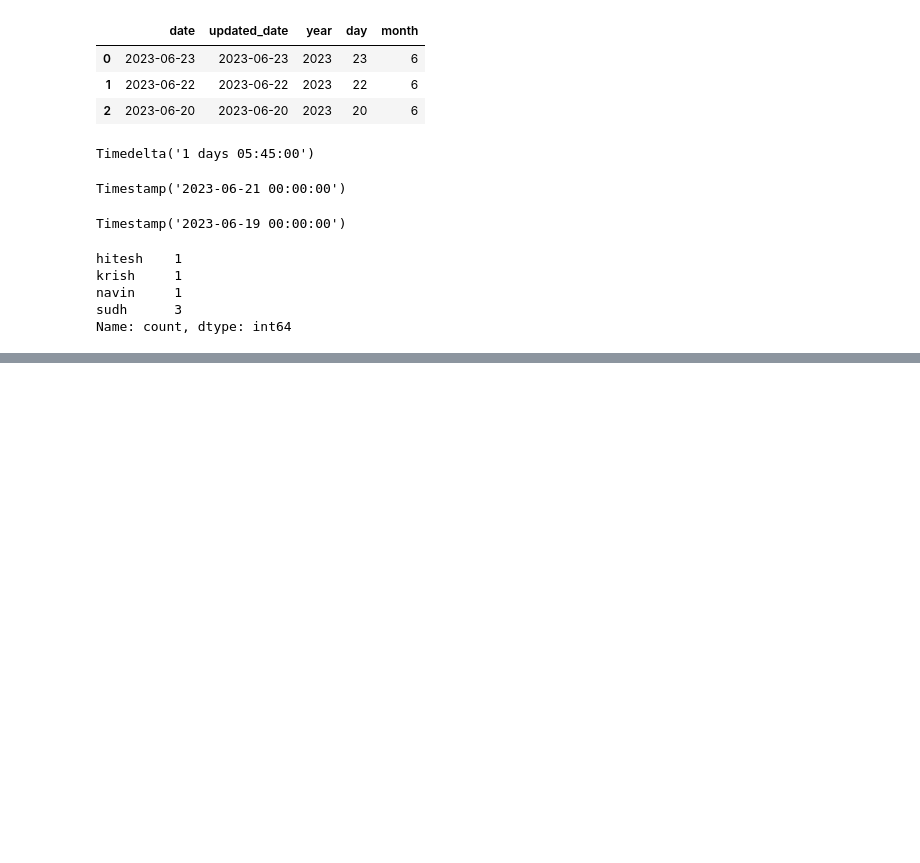
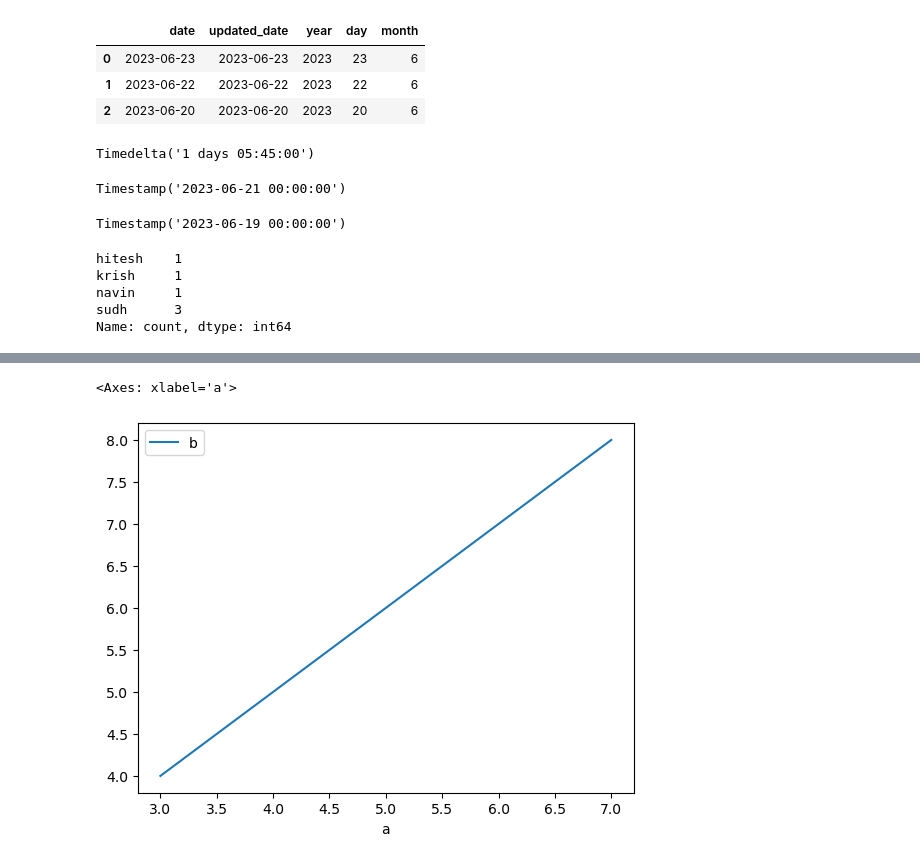
Before and after one commit to PranavAvasthi/Pandas, a Jupyter notebook: pandas_part5.ipynb, the cells around one changed output, grey strips where cells are left out. Drawn from its saved outputs; the diff is of its cells as text; code cells hidden in the pictures; blank space fills up the shorter version.

```diff
--- a/pandas_part5.ipynb
+++ b/pandas_part5.ipynb
@@ -528,0 +550,5 @@ Name: count, dtype: int64
+# %%
+df = pd.DataFrame({
+    'a': [3,4,5,6,7],
+    'b': [4,5,6,7,8]
+})
@@ -528,0 +564,5 @@ Name: count, dtype: int64
+# %%
+df.plot(x='a', y='b')
+# %% [output]
+<Axes: xlabel='a'>
+[figure, added]
```
Also changed, not shown: parts of 8 cells of this notebook.
